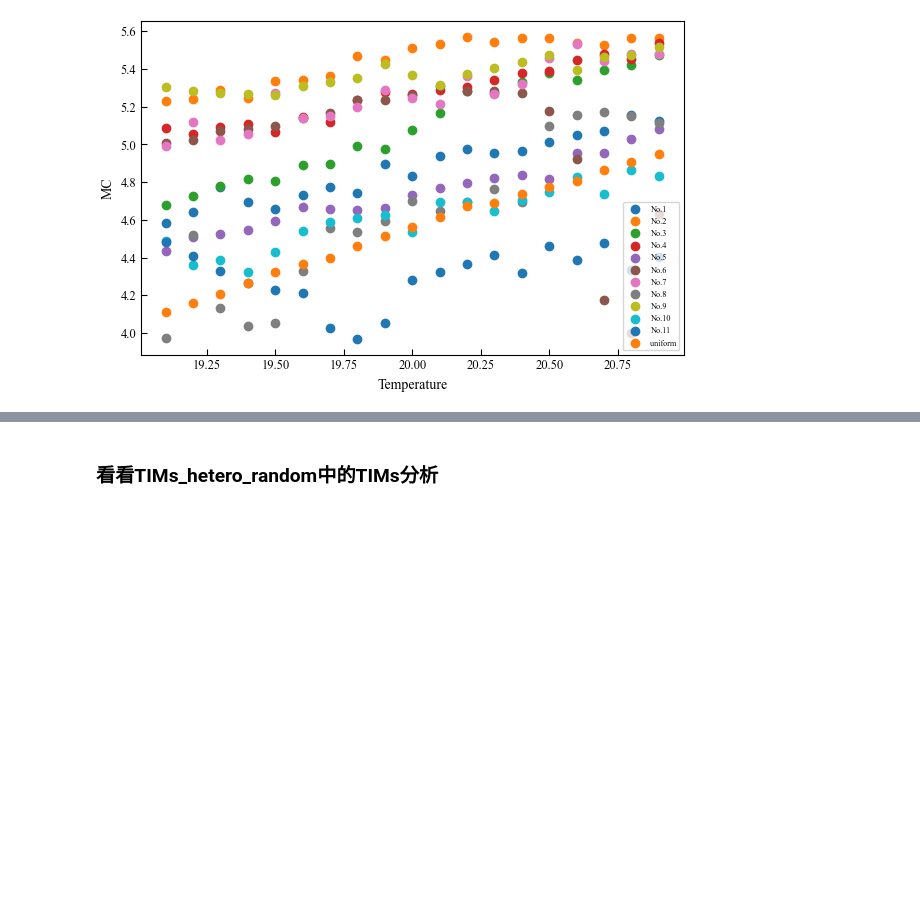
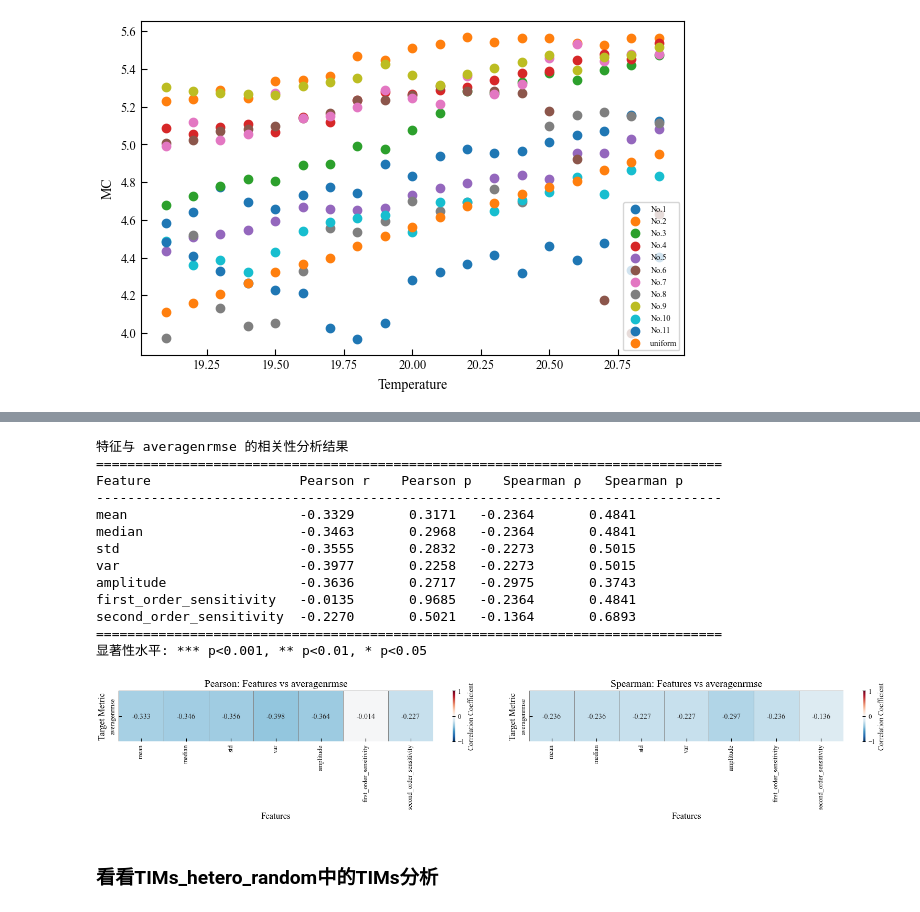
Before and after one commit to VvvpC/spnc_TIMs_heterogeneous, a Jupyter notebook: Analysis/Paretofront_points_TIMs_task.ipynb, the cells around one changed output, grey strips where cells are left out. Drawn from its saved outputs; the diff is of its cells as text; code cells hidden in the pictures; blank space fills up the shorter version.

```diff
--- a/Analysis/Paretofront_points_TIMs_task.ipynb
+++ b/Analysis/Paretofront_points_TIMs_task.ipynb
@@ -333,0 +361,31 @@ plt.show()
+# %%
+import numpy as np
+#遍历所有number的储层，进行TIMs特征分析
+labels = df_all['number'].unique()
+# 创建一个字典来存储每个number的分析结果
+analysis_results_dict = {}
+for label in labels:
+    subset = df_all[df_all['number'] == label].sort_values('temp')
+    analysis_results = analysis_TIMs_with_temperatures(subset['CQ'])
+    analysis_results_dict[label] = analysis_results
+
+# 将分析结果转换为DataFrame
+analysis_results_df = pd.DataFrame(analysis_results_dict)
+print(analysis_results_df)
+
+# 提取每个储层的averagenrmse数据
+filename = '../paretofront_points_TIMs_NARMA10/NARMA10_nrmse_1.csv'
+
+averagenrmse = pd.read_csv(filename)
+
+# 创建一个字典，number -> averagenrmse值
+averagenrmse_dict = dict(zip(averagenrmse['number'], averagenrmse['averagenrmse']))
+
+# 创建一行数据，索引对齐到analysis_results_df的列
+averagenrmse_row = pd.Series({
+    num: averagenrmse_dict.get(int(num) if isinstance(num, str) else num, np.nan)
+    for num in analysis_results_df.columns
+}, name='averagenrmse')
+
+# 添加到analysis_results_df
+analysis_results_df.loc['averagenrmse'] = averagenrmse_row
@@ -334,3 +410,22 @@ plt.show()
+# %%
+tims_features = ['mean', 'median', 'std', 'var', 'amplitude',
+                 'first_order_sensitivity', 'second_order_sensitivity']
+analyze_correlations(analysis_results_df,tims_features,target_metric='averagenrmse',plot=True)
+# %% [output]
+特征与 averagenrmse 的相关性分析结果
+================================================================================
+Feature                   Pearson r    Pearson p    Spearman ρ   Spearman p
+--------------------------------------------------------------------------------
+mean                      -0.3329       0.3171   -0.2364       0.4841
+median                    -0.3463       0.2968   -0.2364       0.4841
+std                       -0.3555       0.2832   -0.2273       0.5015
+var                       -0.3977       0.2258   -0.2273       0.5015
+amplitude                 -0.3636       0.2717   -0.2975       0.3743
+first_order_sensitivity   -0.0135       0.9685   -0.2364       0.4841
+second_order_sensitivity  -0.2270       0.5021   -0.1364       0.6893
+================================================================================
+显著性水平: *** p<0.001, ** p<0.01, * p<0.05
+[figure, added]
 # %% [markdown]
 ### 看看TIMs_hetero_random中的TIMs分析
 # %%
```
Also changed, not shown: parts of 2 cells of this notebook, 1 other file.
